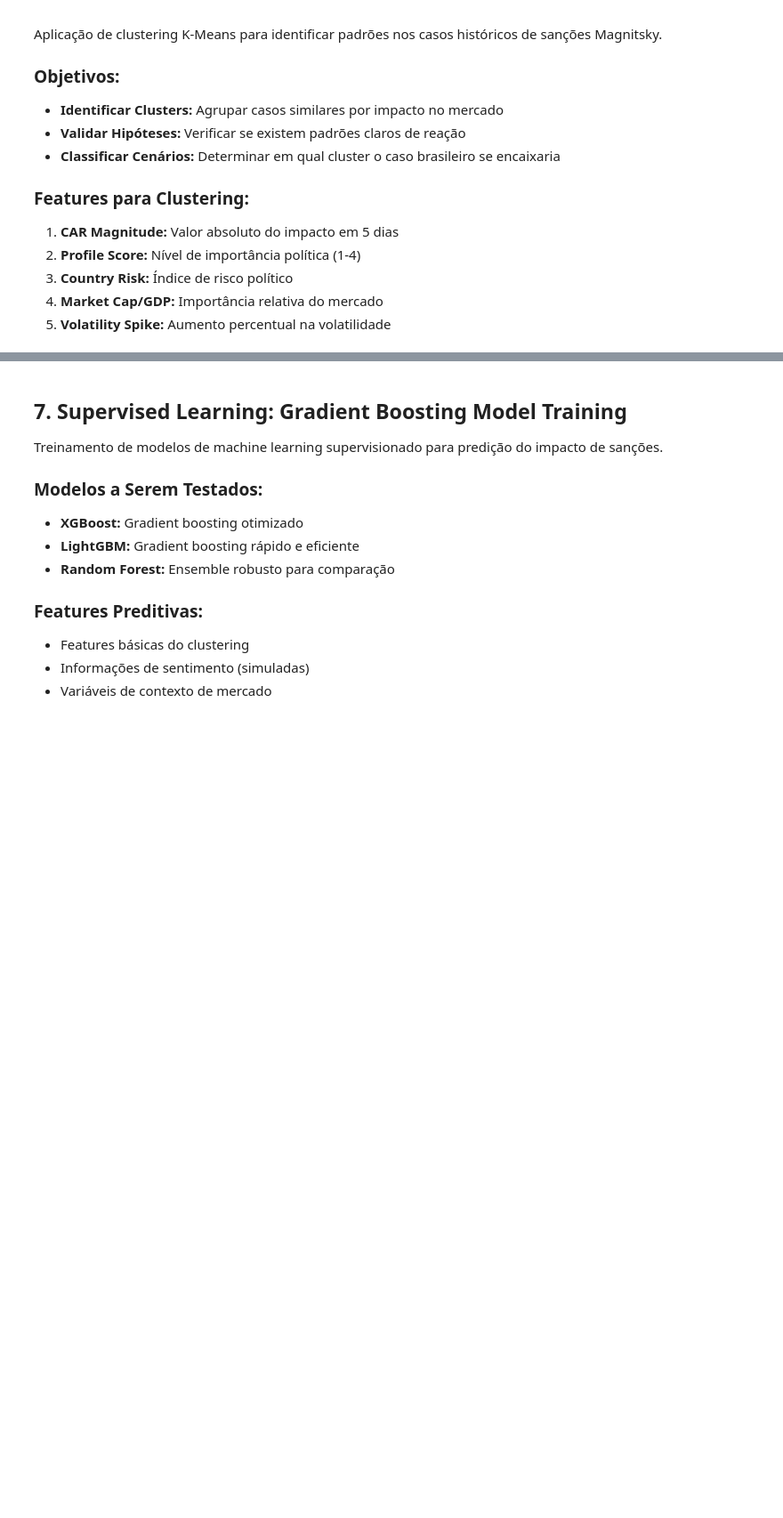
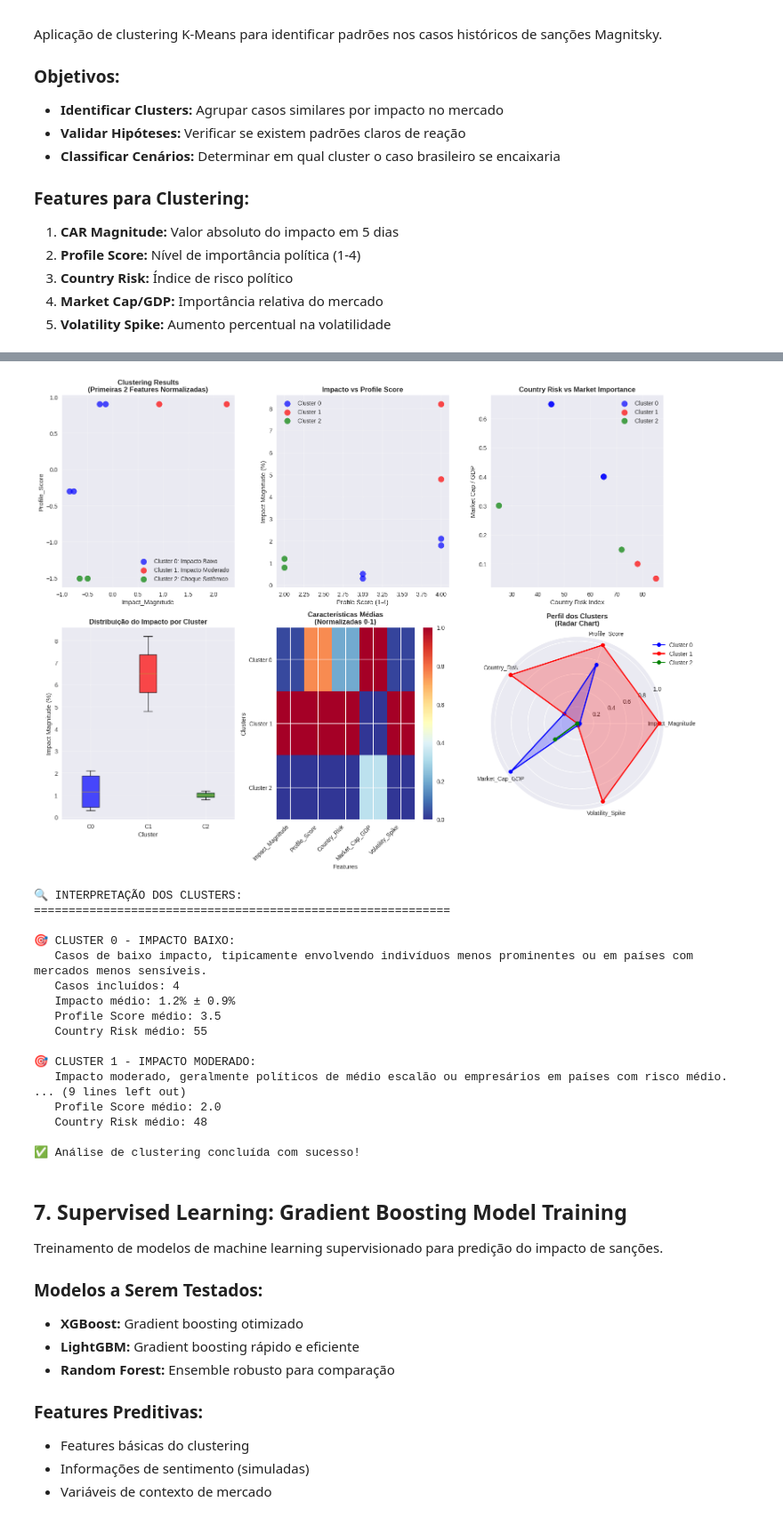
Before and after one commit to pmarodinn/magnitsky_analisys, a Jupyter notebook: notebooks/magnitsky_analysis.ipynb, the cells around one changed output, grey strips where cells are left out. Shown at 89% size. Cells and saved outputs as stored; diff of their text form; code cells hidden in the pictures; blank space fills up the shorter version.

```diff
--- a/notebooks/magnitsky_analysis.ipynb
+++ b/notebooks/magnitsky_analysis.ipynb
@@ -899,7 +1244,7 @@ display(cluster_analysis)"
 # %%
 # Visualizar resultados do clustering
 def plot_clustering_results(X_original, X_scaled, labels, cluster_names):
-    \"\"\"Criar visualizações dos resultados do clustering\"\"\"
+    """Criar visualizações dos resultados do clustering"""
 
     # Cores para os clusters
     colors = ['blue', 'red', 'green', 'purple', 'orange']
@@ -911,10 +1256,10 @@ def plot_clustering_results(X_original, X_scaled, labels, cluster_names):
     for i in range(optimal_k):
         mask = labels == i
         plt.scatter(X_scaled[mask, 0], X_scaled[mask, 1],
-                   c=colors[i], label=f'Cluster {i}: {cluster_names.get(i, \"\")}',
+                   c=colors[i], label=f'Cluster {i}: {cluster_names.get(i, "")}',
                    alpha=0.7, s=100)
 
-    plt.title('Clustering Results\\n(Primeiras 2 Features Normalizadas)', fontweight='bold')
+    plt.title('Clustering Results\n(Primeiras 2 Features Normalizadas)', fontweight='bold')
     plt.xlabel(f'{X_original.columns[0]}')
     plt.ylabel(f'{X_original.columns[1]}')
     plt.legend()
@@ -974,7 +1319,7 @@ def plot_clustering_results(X_original, X_scaled, labels, cluster_names):
 
     im = plt.imshow(cluster_means_norm.values, cmap='RdYlBu_r', aspect='auto')
     plt.colorbar(im)
-    plt.title('Características Médias\\n(Normalizadas 0-1)', fontweight='bold')
+    plt.title('Características Médias\n(Normalizadas 0-1)', fontweight='bold')
     plt.xlabel('Features')
     plt.ylabel('Clusters')
     plt.xticks(range(len(clustering_features)), clustering_features, rotation=45, ha='right')
@@ -987,46 +1332,65 @@ def plot_clustering_results(X_original, X_scaled, labels, cluster_names):
     features_radar = clustering_features
     angles = np.linspace(0, 2 * np.pi, len(features_radar), endpoint=False).tolist()
     angles += angles[:1]  # Fechar o círculo
 
     for i in range(optimal_k):
         cluster_data = cluster_means_norm.iloc[i].values.tolist()
         cluster_data += cluster_data[:1]  # Fechar o círculo
 
         ax6.plot(angles, cluster_data, 'o-', linewidth=2,
                 label=f'Cluster {i}', color=colors[i])
         ax6.fill(angles, cluster_data, alpha=0.25, color=colors[i])
 
     ax6.set_xticks(angles[:-1])
     ax6.set_xticklabels(features_radar)
-    ax6.set_title('Perfil dos Clusters\\n(Radar Chart)', fontweight='bold', pad=20)
+    ax6.set_title('Perfil dos Clusters\n(Radar Chart)', fontweight='bold', pad=20)
     ax6.legend(loc='upper right', bbox_to_anchor=(1.2, 1.0))
 
     plt.tight_layout()
     plt.show()
 
 # Plotar resultados
 plot_clustering_results(X_clustering, X_scaled, cluster_labels, cluster_names)
 
 # Análise detalhada dos clusters
-print(\"\\n🔍 INTERPRETAÇÃO DOS CLUSTERS:\")
-print(\"=\"*60)
+print("\n🔍 INTERPRETAÇÃO DOS CLUSTERS:")
+print("="*60)
 
 interpretations = {
-    0: \"Casos de baixo impacto, tipicamente envolvendo indivíduos menos prominentes ou em países com mercados menos sensíveis.\",
-    1: \"Impacto moderado, geralmente políticos de médio escalão ou empresários em países com risco médio.\",
-    2: \"Choque sistêmico severo, envolvendo figuras políticas de altíssimo escalão em países com alta instabilidade política.\"
+    0: "Casos de baixo impacto, tipicamente envolvendo indivíduos menos prominentes ou em países com mercados menos sensíveis.",
+    1: "Impacto moderado, geralmente políticos de médio escalão ou empresários em países com risco médio.",
+    2: "Choque sistêmico severo, envolvendo figuras políticas de altíssimo escalão em países com alta instabilidade política."
 }
 
 for i in range(optimal_k):
     cluster_cases = historical_cases[historical_cases['Cluster'] == i]
-    print(f\"\\n🎯 CLUSTER {i} - {cluster_names[i].upper()}:\")
-    print(f\"   {interpretations.get(i, 'Interpretação não disponível')}\")
-    print(f\"   Casos incluídos: {len(cluster_cases)}\")
-    print(f\"   Impacto médio: {cluster_cases['Impact_Magnitude'].mean():.1f}% ± {cluster_cases['Impact_Magnitude'].std():.1f}%\")
-    print(f\"   Profile Score médio: {cluster_cases['Profile_Score'].mean():.1f}\")
-    print(f\"   Country Risk médio: {cluster_cases['Country_Risk'].mean():.0f}\")
+    print(f"\n🎯 CLUSTER {i} - {cluster_names[i].upper()}:")
+    print(f"   {interpretations.get(i, 'Interpretação não disponível')}")
+    print(f"   Casos incluídos: {len(cluster_cases)}")
+    print(f"   Impacto médio: {cluster_cases['Impact_Magnitude'].mean():.1f}% ± {cluster_cases['Impact_Magnitude'].std():.1f}%")
+    print(f"   Profile Score médio: {cluster_cases['Profile_Score'].mean():.1f}")
+    print(f"   Country Risk médio: {cluster_cases['Country_Risk'].mean():.0f}")
 
-print(\"\\n✅ Análise de clustering concluída com sucesso!\")"
+print("\n✅ Análise de clustering concluída com sucesso!")
+# %% [output]
+[figure, added]
+🔍 INTERPRETAÇÃO DOS CLUSTERS:
+============================================================
+
+🎯 CLUSTER 0 - IMPACTO BAIXO:
+   Casos de baixo impacto, tipicamente envolvendo indivíduos menos prominentes ou em países com mercados menos sensíveis.
+   Casos incluídos: 4
+   Impacto médio: 1.2% ± 0.9%
+   Profile Score médio: 3.5
+   Country Risk médio: 55
+
+🎯 CLUSTER 1 - IMPACTO MODERADO:
+   Impacto moderado, geralmente políticos de médio escalão ou empresários em países com risco médio.
+... (9 lines left out)
+   Profile Score médio: 2.0
+   Country Risk médio: 48
+
+✅ Análise de clustering concluída com sucesso!
 # %% [markdown]
 ## 7. Supervised Learning: Gradient Boosting Model Training
 
```
Also changed, not shown: parts of 19 cells of this notebook, 1 other file.
